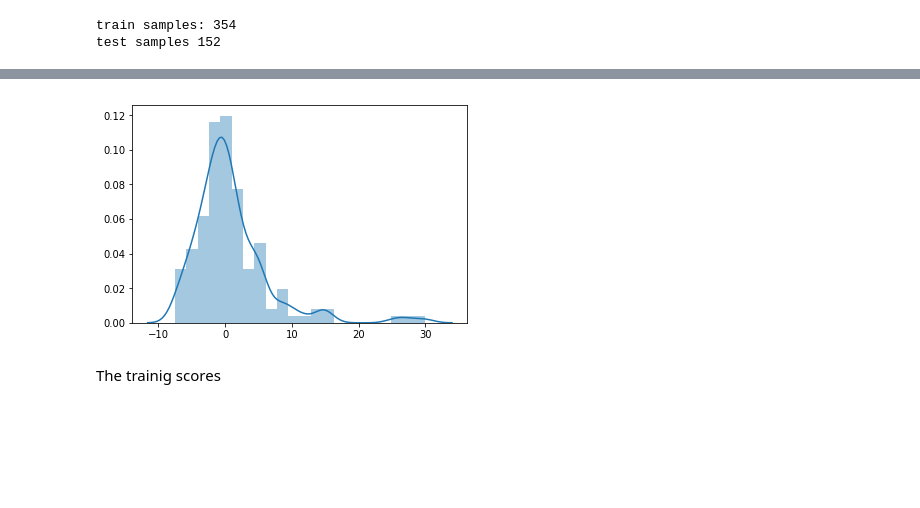
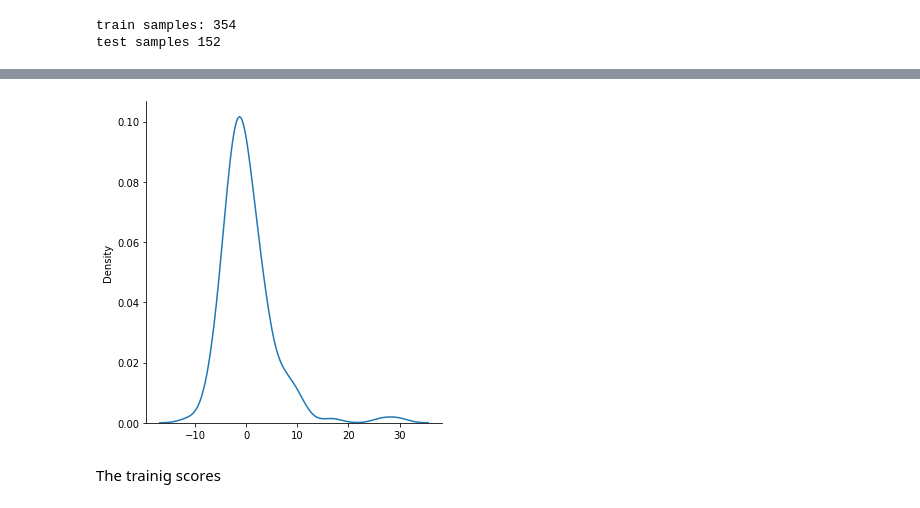
Before and after one commit to rueedlinger/machine-learning-snippets, a Jupyter notebook: notebooks/supervised/linear_regression/multiple_linear_regression_sklearn.ipynb, the cells around one changed output, grey strips where cells are left out. Saved outputs shown, nothing was run; the diff lists cells and outputs as text; code cells hidden in the pictures; blank space fills up the shorter version.

```diff
--- a/notebooks/supervised/linear_regression/multiple_linear_regression_sklearn.ipynb
+++ b/notebooks/supervised/linear_regression/multiple_linear_regression_sklearn.ipynb
@@ -103,7 +99,7 @@ ax.set_ylabel('residual')
 # %%
-sns.distplot(residual);
+sns.displot(residual, kind="kde");
 # %% [output]
-[figure, old version]
+[figure, new version]
 # %% [markdown]
 The trainig scores
 # %%
```
Also changed, not shown: parts of 14 cells of this notebook, 14 other files.
